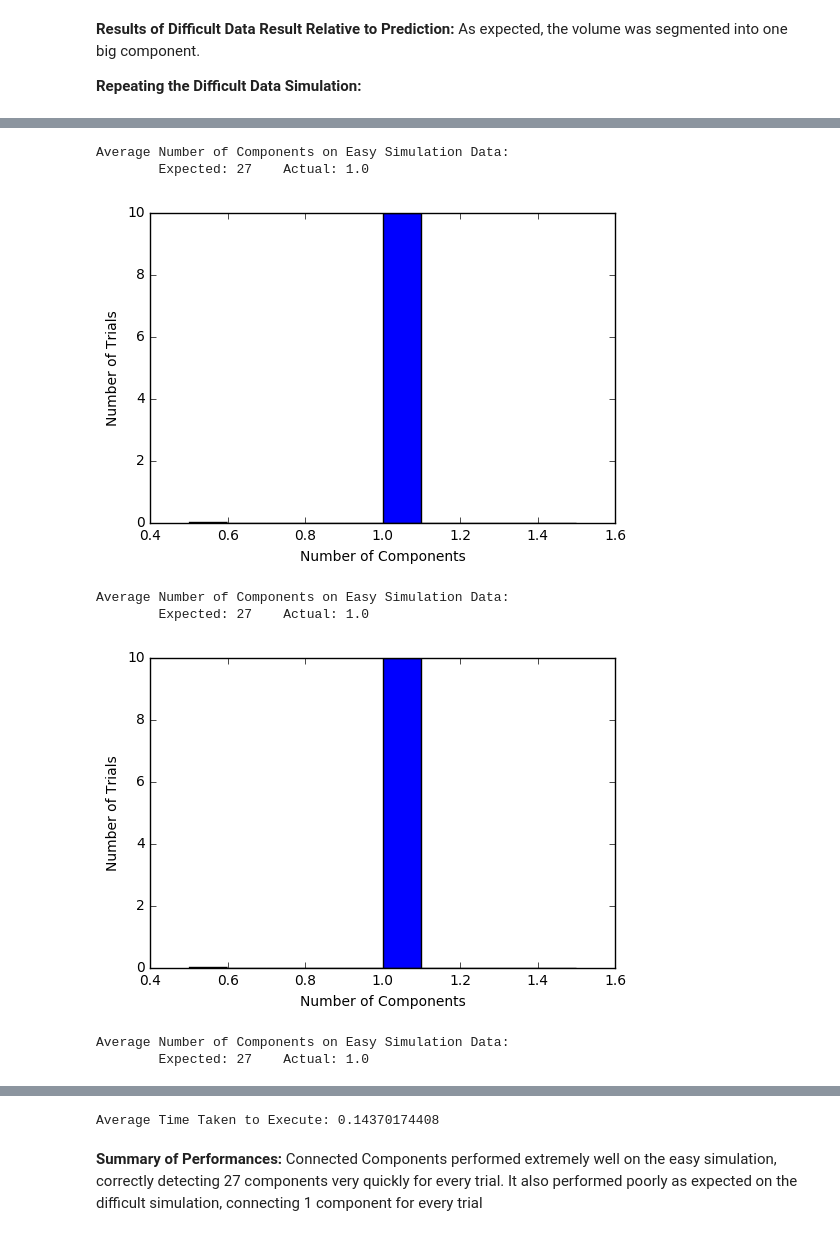
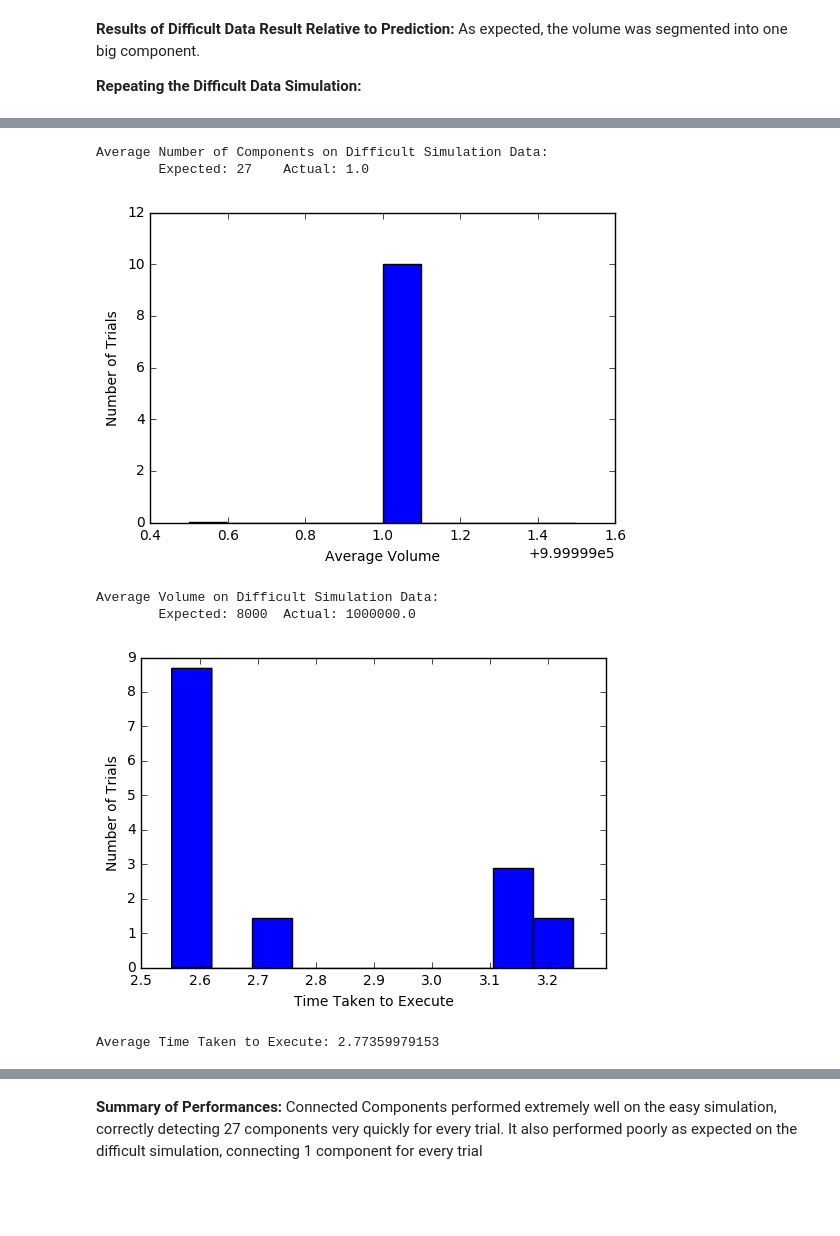
Before and after one commit to NeuroDataDesign/pan-synapse, a Jupyter notebook: background/Cluster_Thresh_Algorithms.md.ipynb, the cells around one changed output, grey strips where cells are left out. Cells and saved outputs as stored; diff of their text form; code cells hidden in the pictures; blank space fills up the shorter version.

```diff
--- a/background/Cluster_Thresh_Algorithms.md.ipynb
+++ b/background/Cluster_Thresh_Algorithms.md.ipynb
@@ -53,7 +55,7 @@ def clusterThresh(volume, threshold=250):
     clusterList = []
 
     #converting to clusterList
-    for label in range(1, nr_objects):
+    for label in range(1, nr_objects + 1):
 
         memberList = []
 
@@ -263,36 +247,32 @@ num centroids: 1
 import matplotlib.pyplot as plt
 import pylab
 labeledNumClusters = []
-labeledNumCentroids = []
-labeledNumVolumes = []
+volumesList = []
 times = []
 
 for i in range(10):
     start_time = time.time()
-    clusterList = ClusterComponent(simDiffGrid)
-    labeledNumClusters.append(clusterList.numClusters)
-    labeledNumCentroids.append(len(clusterList.centroids))
-    labeledNumVolumes.append(len(clusterList.volumes))
+    clusterList = clusterThresh(simDiffGrid, 8000)
     times.append((time.time() - start_time))
+    labeledNumClusters.append(len(clusterList))
+    volumes = []
+    for i in range(len(clusterList)):
+        volumes.append(clusterList[i].getVolume())
+    volumesList.append(np.mean(volumes))
 
 
-pylab.hist(labeledNumClusters, normed=1)
-pylab.xlabel('Number of Components')
+
+pylab.hist(labeledNumClusters)
+pylab.xlabel('Number of Clusters')
 pylab.ylabel('Number of Trials')
 pylab.show()
-print 'Average Number of Components on Easy Simulation Data:\n\tExpected: 27\tActual: ' + str(np.mean(labeledNumClusters))
+print 'Average Number of Components on Difficult Simulation Data:\n\tExpected: 27\tActual: ' + str(np.mean(labeledNumClusters))
 
-pylab.hist(labeledNumCentroids, normed=1)
-pylab.xlabel('Number of Components')
+pylab.hist(volumesList, normed=1)
+pylab.xlabel('Average Volume')
 pylab.ylabel('Number of Trials')
 pylab.show()
-print 'Average Number of Components on Easy Simulation Data:\n\tExpected: 27\tActual: ' + str(np.mean(labeledNumCentroids))
-
-pylab.hist(labeledNumVolumes, normed=1)
-pylab.xlabel('Number of Components')
-pylab.ylabel('Number of Trials')
-pylab.show()
-print 'Average Number of Components on Easy Simulation Data:\n\tExpected: 27\tActual: ' + str(np.mean(labeledNumVolumes))
+print 'Average Volume on Difficult Simulation Data:\n\tExpected: 8000\tActual: ' + str(np.mean(volumesList))
 
 pylab.hist(times, normed=1)
 pylab.xlabel('Time Taken to Execute')
@@ -304,8 +284,7 @@ print 'Average Time Taken to Execute: ' + str(np.mean(times))
-Average Number of Components on Easy Simulation Data:
+Average Number of Components on Difficult Simulation Data:
         Expected: 27    Actual: 1.0
-[figure, old version]
+[figure, new version]
-Average Number of Components on Easy Simulation Data:
-        Expected: 27    Actual: 1.0
+Average Volume on Difficult Simulation Data:
+        Expected: 8000  Actual: 1000000.0
-[figure, old version]
+[figure, new version]
-Average Number of Components on Easy Simulation Data:
-        Expected: 27    Actual: 1.0
+Average Time Taken to Execute: 2.77359979153
@@ -313,4 +291,3 @@ Average Number of Components on Easy Simulation Data:
-Average Time Taken to Execute: 0.14370174408
 # %% [markdown]
 **Summary of Performances:** Connected Components performed extremely well on the easy simulation, correctly detecting 27 components very quickly for every trial. It also performed poorly as expected on the difficult simulation, connecting 1 component for every trial
 # %% [markdown]
```
Also changed, not shown: parts of 17 cells of this notebook, 1 other file.
